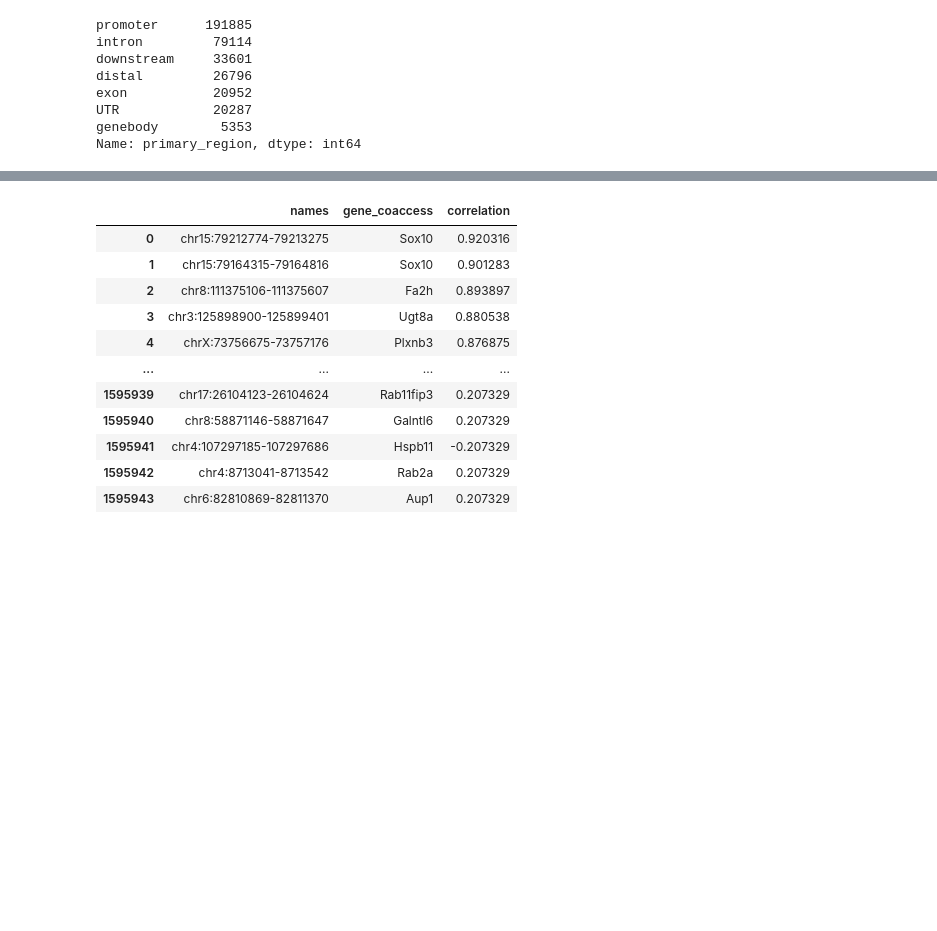
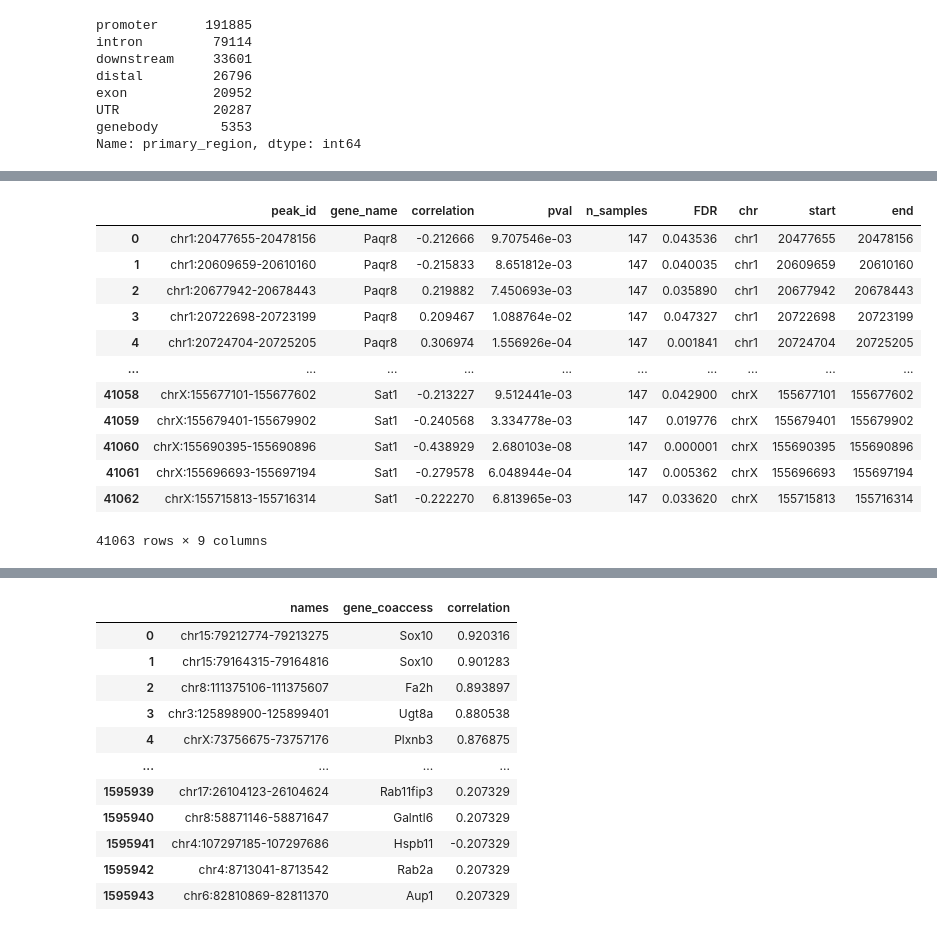
Before and after one commit to juychen/scmmd, a Jupyter notebook: 15gene_mapping.ipynb, the cells around one changed output, grey strips where cells are left out. Cells and saved outputs as stored; diff of their text form; code cells hidden in the pictures; blank space fills up the shorter version.

```diff
--- a/15gene_mapping.ipynb
+++ b/15gene_mapping.ipynb
@@ -577,3 +601,62 @@ df_full = pd.read_csv('/data2st1/junyi/output/atac1112/cCRE.peak_gene_corr.sig.c
+# %%
+def chrom_sort_key(chrom):
+    chrom = str(chrom)
+    chrom_body = chrom[3:] if chrom.startswith('chr') else chrom
+    if chrom_body.isdigit():
+        return (0, int(chrom_body))
+    if chrom_body == 'X':
+        return (1, 23)
+    if chrom_body == 'Y':
+        return (2, 24)
+    if chrom_body == 'M':
+        return (3, 25)
+    return (4, chrom_body)
+# %%
+for ctname in df_deg_CU3RM['ctname'].unique():
+    df_deg_ct = df_deg_CU3RM[df_deg_CU3RM['ctname'] == ctname].copy()
+    df_deg_region = df_full[df_full.gene_name.isin(df_deg_ct['targetgene'].unique())]
+
+    region_col = next((col for col in ['peak_id', 'names', 'region', 'peak'] if col in df_deg_region.columns), None)
+    if region_col is None:
+        raise KeyError('No genomic region column found in df_deg_region.')
+
+    df_deg_region_bed = df_deg_region.copy()
+    region_parts = df_deg_region_bed[region_col].astype(str).str.extract(r'^(?P<chr>chr(?:\d+|X|Y|M)):(?P<start>\d+)-(?P<end>\d+)$')
+    df_deg_region_bed = pd.concat([df_deg_region_bed, region_parts], axis=1)
+    df_deg_region_bed['start'] = pd.to_numeric(df_deg_region_bed['start'], errors='coerce')
+    df_deg_region_bed['end'] = pd.to_numeric(df_deg_region_bed['end'], errors='coerce')
+    df_deg_region_bed = df_deg_region_bed.dropna(subset=['chr', 'start', 'end']).copy()
+    df_deg_region_bed['start'] = df_deg_region_bed['start'].astype(int)
+    df_deg_region_bed['end'] = df_deg_region_bed['end'].astype(int)
+
+    df_deg_region_bed = df_deg_region_bed.sort_values(
+        by=['chr', 'start', 'end'],
+        key=lambda col: col.map(chrom_sort_key) if col.name == 'chr' else col
+    ).reset_index(drop=True)
+
+    bed_cols = ['chr', 'start', 'end', region_col]
+    if 'gene_name' in df_deg_region_bed.columns:
+        bed_cols.append('gene_name')
+
+    output_bed = f'/data2st1/junyi/output/atac1112/cCRE/L2degpeaks/{ctname}.bed'
+    df_deg_region_bed.loc[:, bed_cols].to_csv(output_bed, sep='\t', header=False, index=False)
+    df_deg_region_bed.loc[:, bed_cols].head()
+# %%
+df_deg_region_bed
+# %% [output]
+|  | peak_id | gene_name | correlation | pval | n_samples | FDR | chr | start | end |
+| 0 | chr1:20477655-20478156 | Paqr8 | -0.212666 | 9.707546e-03 | 147 | 0.043536 | chr1 | 20477655 | 20478156 |
+| 1 | chr1:20609659-20610160 | Paqr8 | -0.215833 | 8.651812e-03 | 147 | 0.040035 | chr1 | 20609659 | 20610160 |
+| 2 | chr1:20677942-20678443 | Paqr8 | 0.219882 | 7.450693e-03 | 147 | 0.035890 | chr1 | 20677942 | 20678443 |
+| 3 | chr1:20722698-20723199 | Paqr8 | 0.209467 | 1.088764e-02 | 147 | 0.047327 | chr1 | 20722698 | 20723199 |
+| 4 | chr1:20724704-20725205 | Paqr8 | 0.306974 | 1.556926e-04 | 147 | 0.001841 | chr1 | 20724704 | 20725205 |
+| ... | ... | ... | ... | ... | ... | ... | ... | ... | ... |
+| 41058 | chrX:155677101-155677602 | Sat1 | -0.213227 | 9.512441e-03 | 147 | 0.042900 | chrX | 155677101 | 155677602 |
+| 41059 | chrX:155679401-155679902 | Sat1 | -0.240568 | 3.334778e-03 | 147 | 0.019776 | chrX | 155679401 | 155679902 |
+| 41060 | chrX:155690395-155690896 | Sat1 | -0.438929 | 2.680103e-08 | 147 | 0.000001 | chrX | 155690395 | 155690896 |
+| 41061 | chrX:155696693-155697194 | Sat1 | -0.279578 | 6.048944e-04 | 147 | 0.005362 | chrX | 155696693 | 155697194 |
+| 41062 | chrX:155715813-155716314 | Sat1 | -0.222270 | 6.813965e-03 | 147 | 0.033620 | chrX | 155715813 | 155716314 |
+41063 rows × 9 columns
 # %%
 df_full.rename(columns={'peak_id':'names','gene_name':'gene_coaccess'}, inplace=True)
 # %%
```
Also changed, not shown: parts of 2 cells of this notebook, 4 other files.
